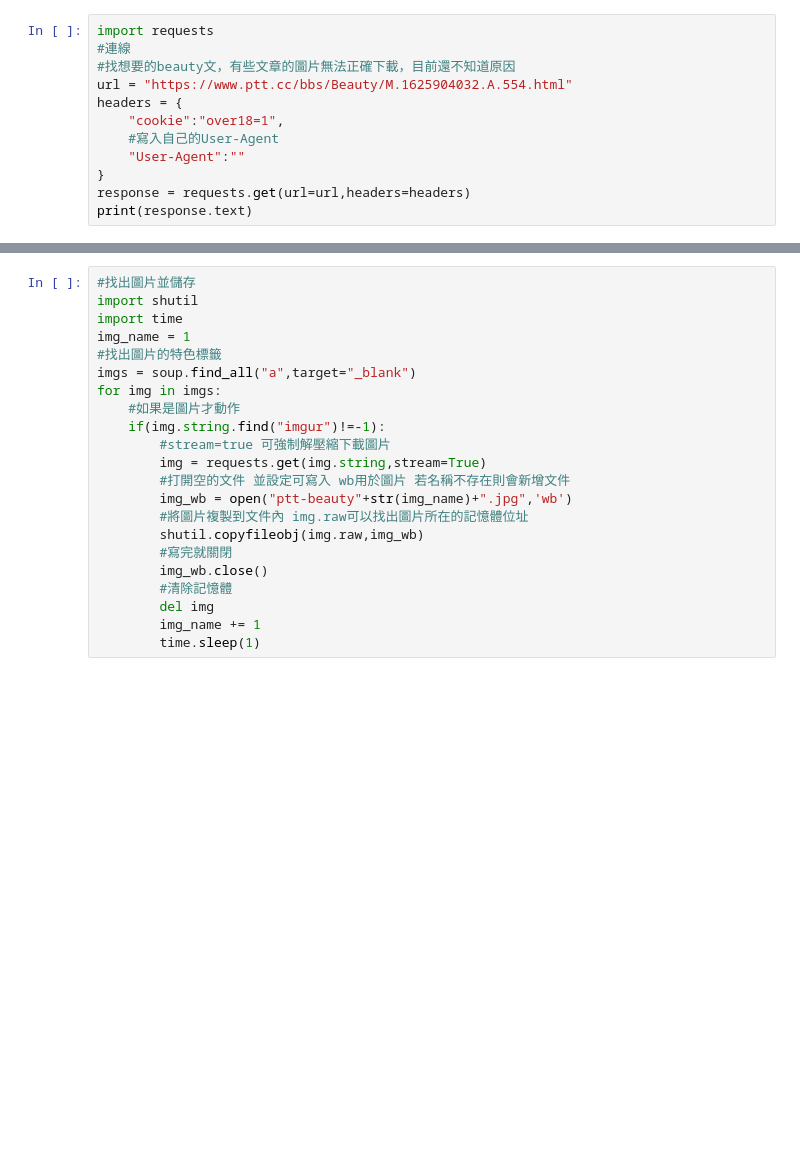
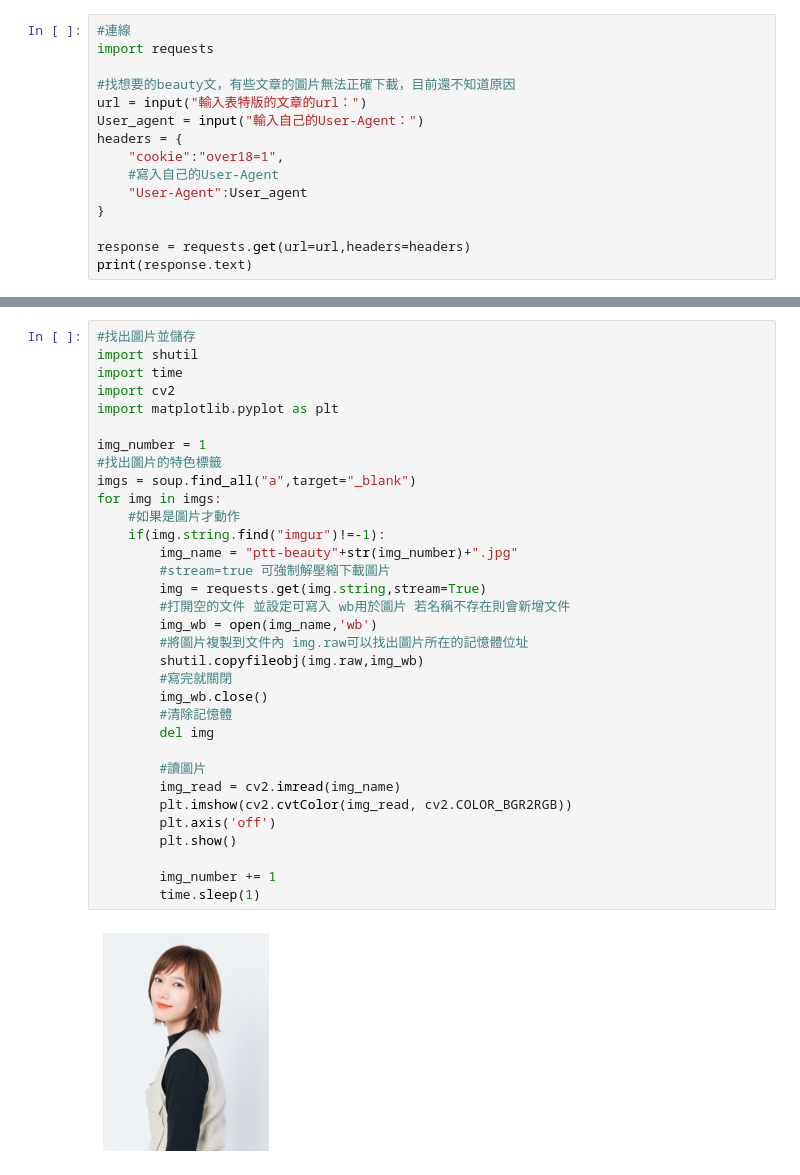
Before and after one commit to gishou0930/experience, a Jupyter notebook: python實例/crawler-beauty.ipynb, the cells around one changed output, grey strips where cells are left out. Cells and saved outputs as stored; diff of their text form; blank space fills up the shorter version.

```diff
--- a/python實例/crawler-beauty.ipynb
+++ b/python實例/crawler-beauty.ipynb
@@ -1,13 +3,16 @@
 # %%
+#連線
 import requests
-#連線
+
 #找想要的beauty文，有些文章的圖片無法正確下載，目前還不知道原因
-url = "https://www.ptt.cc/bbs/Beauty/M.1625904032.A.554.html"
+url = input("輸入表特版的文章的url：")
+User_agent = input("輸入自己的User-Agent：")
 headers = {
     "cookie":"over18=1",
     #寫入自己的User-Agent
-    "User-Agent":""
+    "User-Agent":User_agent
 }
+
 response = requests.get(url=url,headers=headers)
 print(response.text)
 # %% [output]
@@ -53,22 +60,35 @@ print(soup)
 # %%
 #找出圖片並儲存
 import shutil
 import time
-img_name = 1
+import cv2
+import matplotlib.pyplot as plt
+
+img_number = 1
 #找出圖片的特色標籤
 imgs = soup.find_all("a",target="_blank")
 for img in imgs:
     #如果是圖片才動作
     if(img.string.find("imgur")!=-1):
+        img_name = "ptt-beauty"+str(img_number)+".jpg"
         #stream=true 可強制解壓縮下載圖片
         img = requests.get(img.string,stream=True)
         #打開空的文件 並設定可寫入 wb用於圖片 若名稱不存在則會新增文件
-        img_wb = open("ptt-beauty"+str(img_name)+".jpg",'wb')
+        img_wb = open(img_name,'wb')
         #將圖片複製到文件內 img.raw可以找出圖片所在的記憶體位址
         shutil.copyfileobj(img.raw,img_wb)
         #寫完就關閉
         img_wb.close()
         #清除記憶體
         del img
-        img_name += 1
+
+        #讀圖片
+        img_read = cv2.imread(img_name)
+        plt.imshow(cv2.cvtColor(img_read, cv2.COLOR_BGR2RGB))
+        plt.axis('off')
+        plt.show()
+
+        img_number += 1
         time.sleep(1)
+# %% [output]
+[figure, added]
```
Also changed, not shown: parts of 6 cells of this notebook.
